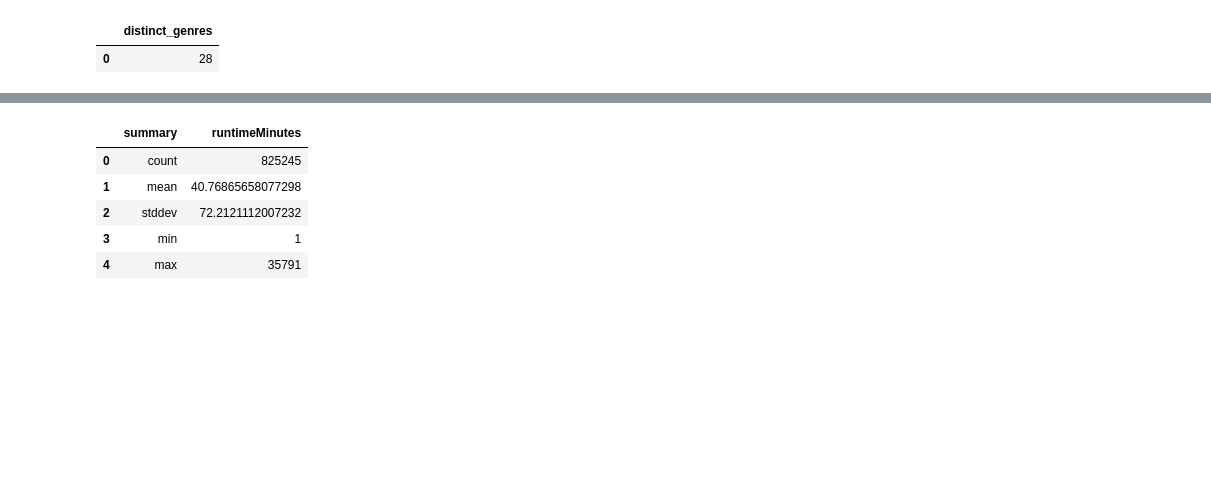
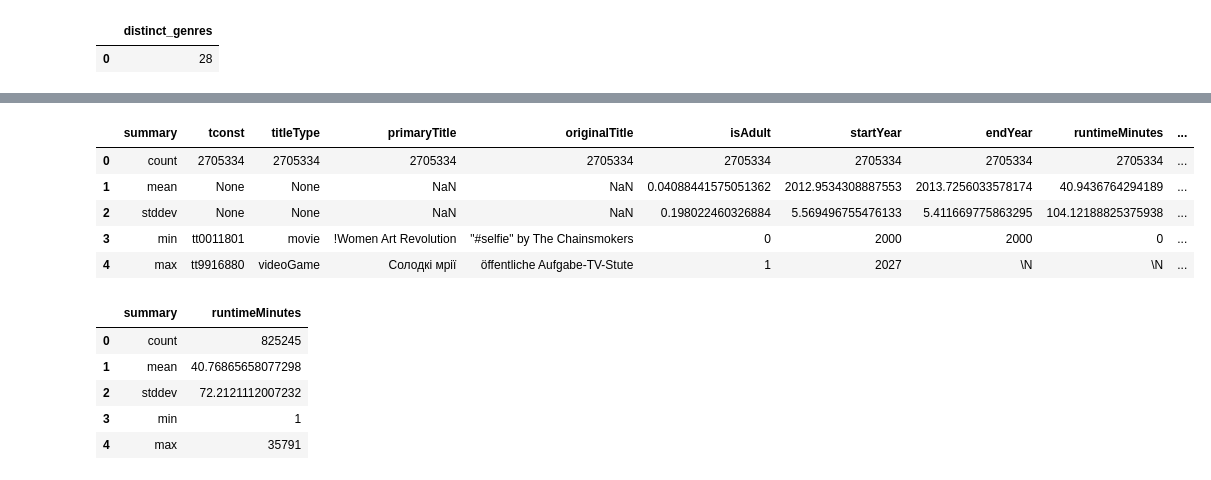
Before and after one commit to 6abi/bootcamp-dados-igti, a Jupyter notebook: semana02/EDC Capítulo 3 e 4.ipynb, the cells around one changed output, grey strips where cells are left out. Saved outputs shown, nothing was run; the diff lists cells and outputs as text; code cells hidden in the pictures; blank space fills up the shorter version.

```diff
--- a/semana02/EDC Capítulo 3 e 4.ipynb
+++ b/semana02/EDC Capítulo 3 e 4.ipynb
@@ -1040,3 +1040,12 @@ df_titles_subset.limit(5).toPandas()
+# %%
+df_titles_subset.describe().toPandas()
+# %% [output]
+|  | summary | tconst | titleType | primaryTitle | originalTitle | isAdult | startYear | endYear | runtimeMinutes | ... |
+| 0 | count | 2705334 | 2705334 | 2705334 | 2705334 | 2705334 | 2705334 | 2705334 | 2705334 | ... |
+| 1 | mean | None | None | NaN | NaN | 0.04088441575051362 | 2012.9534308887553 | 2013.7256033578174 | 40.9436764294189 | ... |
+| 2 | stddev | None | None | NaN | NaN | 0.198022460326884 | 5.569496755476133 | 5.411669775863295 | 104.12188825375938 | ... |
+| 3 | min | tt0011801 | movie | !Women Art Revolution | "#selfie" by The Chainsmokers | 0 | 2000 | 2000 | 0 | ... |
+| 4 | max | tt9916880 | videoGame | Солодкі мрії | öffentliche Aufgabe-TV-Stute | 1 | 2027 | \N | \N | ... |
 # %%
 (
     df_titles_subset
```
Also changed, not shown: parts of 3 cells of this notebook.
